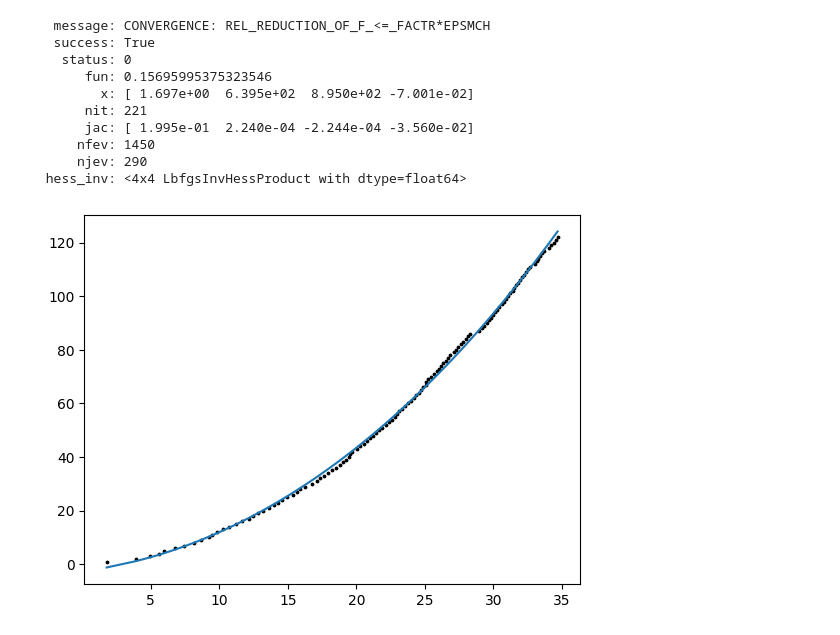
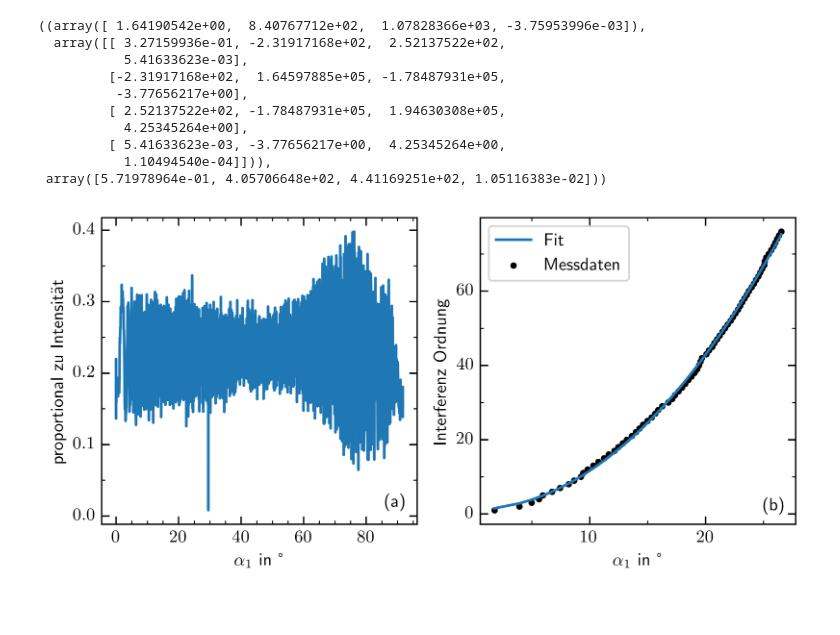
Before and after one commit to ChriGomm/Praktikum2, a Jupyter notebook: MS_Christian_Matteo/ms.ipynb, the cells around one changed output. Drawn from its saved outputs; the diff is of its cells as text; code cells hidden in the pictures; blank space fills up the shorter version.

```diff
--- a/MS_Christian_Matteo/ms.ipynb
+++ b/MS_Christian_Matteo/ms.ipynb
@@ -65,22 +279,50 @@ def fit_glas(alpha,n,b,c,d):
     return 2*b*(cosbeta-(1)*np.cos(alpha-d))-c
 def glas_wrap(p):
     return np.sum((numb-fit_glas(maxima_pos/180*np.pi,*p))**2)/end
-from scipy.optimize import minimize
+from scipy.optimize import minimize, curve_fit
 opt = {'maxiter':10**5}
-min_res = minimize(glas_wrap,[1.6,200,900,0],bounds=[(0.5,90),(0,10**8),(-np.inf,np.inf),(-np.pi/2,np.pi/2),])#,method='Nelder-Mead',options=opt)
-plt.figure()
-plt.plot(maxima_pos,fit_glas(maxima_pos/180*np.pi,*min_res.x))
-plt.scatter(maxima_pos,numb,s=3,color='0')
-min_res
+min_res = minimize(glas_wrap,[1.4,200,900,0],bounds=[(1,2),(0,10**8),(-np.inf,np.inf),(-np.pi/2,np.pi/2),])#,method='Nelder-Mead',options=opt)
+fit_res = curve_fit(fit_glas,maxima_pos/180*np.pi,ydata=numb,p0=[1.6,200,900,0],maxfev=10000,xtol=0.001)#,bounds=np.array([(1,2),(0,10**8),(-np.inf,np.inf),(-np.pi/2,np.pi/2)]).T)
+
+fit_res, np.sqrt(np.diag(fit_res[1]))
 # %% [output]
-  message: CONVERGENCE: REL_REDUCTION_OF_F_<=_FACTR*EPSMCH
-  success: True
-   status: 0
-      fun: 0.15695995375323546
-        x: [ 1.697e+00  6.395e+02  8.950e+02 -7.001e-02]
-      nit: 221
-      jac: [ 1.995e-01  2.240e-04 -2.244e-04 -3.560e-02]
-     nfev: 1450
-     njev: 290
- hess_inv: <4x4 LbfgsInvHessProduct with dtype=float64>
+((array([ 1.64190542e+00,  8.40767712e+02,  1.07828366e+03, -3.75953996e-03]),
+  array([[ 3.27159936e-01, -2.31917168e+02,  2.52137522e+02,
+           5.41633623e-03],
+         [-2.31917168e+02,  1.64597885e+05, -1.78487931e+05,
+          -3.77656217e+00],
+         [ 2.52137522e+02, -1.78487931e+05,  1.94630308e+05,
+           4.25345264e+00],
+         [ 5.41633623e-03, -3.77656217e+00,  4.25345264e+00,
+           1.10494540e-04]])),
+ array([5.71978964e-01, 4.05706648e+02, 4.41169251e+02, 1.05116383e-02]))
-[figure, removed]
+# %%
+tickp = TickProperties(SZX=False,SZY=False,\
+                       xtick_step_major=10,\
+                        xtick_step_minor=5,\
+                            ytick_step_major=20,\
+                                ytick_step_minor=10)
+setup = Setup_Fig(name_of_plot='glas_ausw.pdf',tickp=tickp)
+plot_dim = (-0.5, 60.5, 60.5, -0.5)
+setup.fig_width= 18*cm
+setup.fig_height=8*cm #29.1*cm
+fig, ax = setup.return_fig(shape=(1,2),dots_per_inch=600)
+ax[0].plot(data1[:,2],data1[:,1])
+ax[0].set_xlabel(r"$\alpha_1$ in °")
+ax[0].set_ylabel(r"proportional zu Intensität")
+ax[0].yaxis.set_major_locator(ticker.MultipleLocator(0.1))
+ax[0].yaxis.set_minor_locator(ticker.MultipleLocator(0.05))
+ax[0].xaxis.set_major_locator(ticker.MultipleLocator(20))
+ax[0].xaxis.set_minor_locator(ticker.MultipleLocator(5))
+
+ax[1].plot(maxima_pos,fit_glas(maxima_pos/180*np.pi,*fit_res[0]))
+ax[1].scatter(maxima_pos,numb,s=7,color='0')
+ax[1].set_xlabel(r"$\alpha_1$ in °")
+ax[1].set_ylabel(r"Interferenz Ordnung")
+ax[1].legend([r"Fit",r"Messdaten"])
+ax[0].text(86,0.013,'(a)')
+ax[1].text(25,1,'(b)')
+# plt.savefig("/home/christian/Documents/Praktikum/MS_Christian_Matteo/pictures/"+setup.name_of_plot)
+plt.show()
+# %% [output]
+[figure, added]
```
Also changed, not shown: parts of 8 cells of this notebook, 17 other files.
